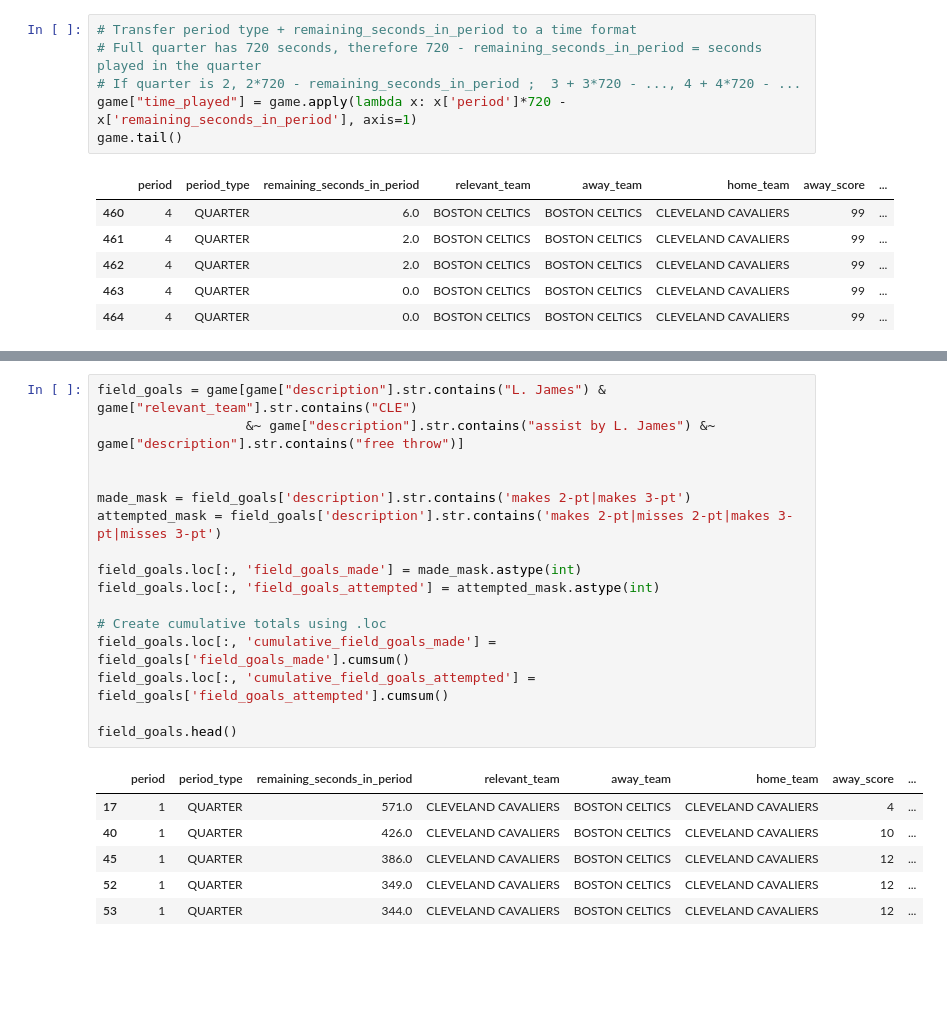
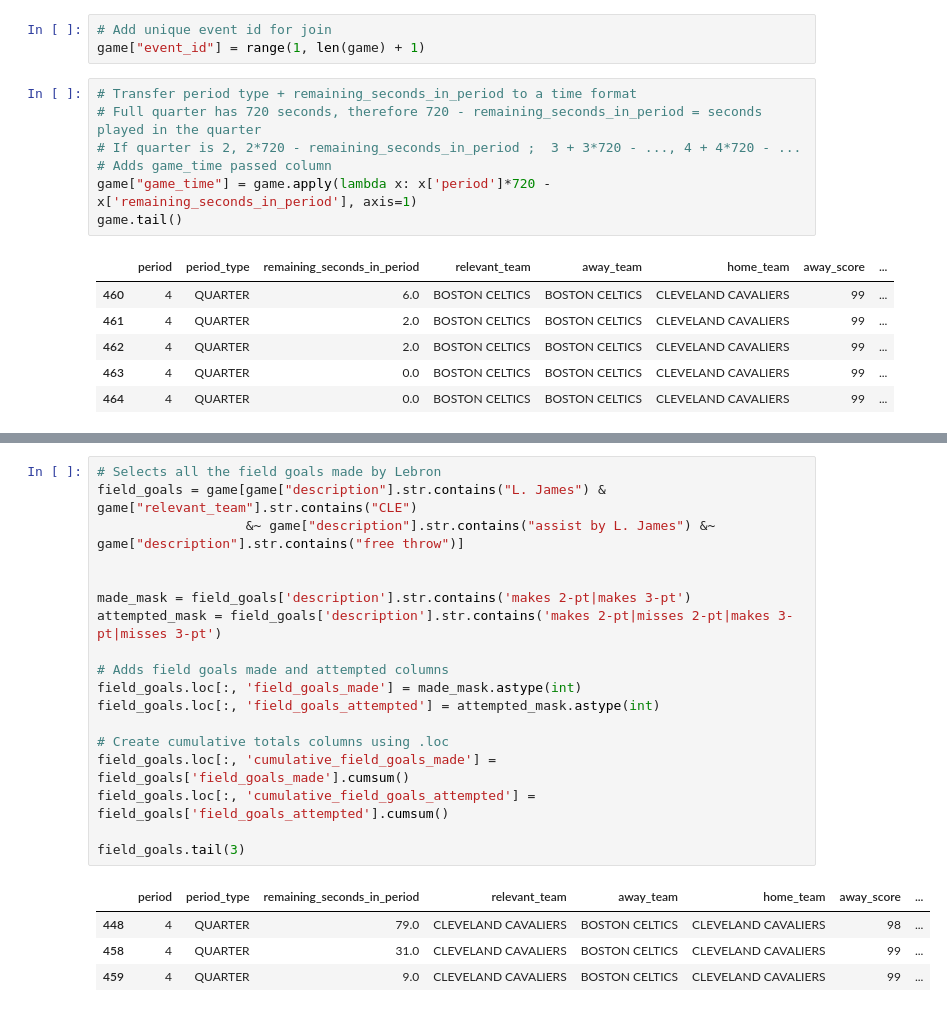
Before and after one commit to aychid/free-throw-predictor, a Jupyter notebook: LBJ_ft_scraper.ipynb, the cells around one changed output, grey strips where cells are left out. Saved outputs shown, nothing was run; the diff lists cells and outputs as text; blank space fills up the shorter version.

```diff
--- a/LBJ_ft_scraper.ipynb
+++ b/LBJ_ft_scraper.ipynb
@@ -144,8 +144,12 @@ game.head(2)
+# %%
+# Add unique event id for join
+game["event_id"] = range(1, len(game) + 1)
 # %%
 # Transfer period type + remaining_seconds_in_period to a time format
 # Full quarter has 720 seconds, therefore 720 - remaining_seconds_in_period = seconds played in the quarter
 # If quarter is 2, 2*720 - remaining_seconds_in_period ;  3 + 3*720 - ..., 4 + 4*720 - ...
-game["time_played"] = game.apply(lambda x: x['period']*720 - x['remaining_seconds_in_period'], axis=1)
+# Adds game_time passed column
+game["game_time"] = game.apply(lambda x: x['period']*720 - x['remaining_seconds_in_period'], axis=1)
 game.tail()
 # %% [output]
 |  | period | period_type | remaining_seconds_in_period | relevant_team | away_team | home_team | away_score | ... |
@@ -192,23 +197,23 @@ game
 # %%
+# Selects all the field goals made by Lebron
 field_goals = game[game["description"].str.contains("L. James") & game["relevant_team"].str.contains("CLE")
                    &~ game["description"].str.contains("assist by L. James") &~ game["description"].str.contains("free throw")]
 
 
 made_mask = field_goals['description'].str.contains('makes 2-pt|makes 3-pt')
 attempted_mask = field_goals['description'].str.contains('makes 2-pt|misses 2-pt|makes 3-pt|misses 3-pt')
 
+# Adds field goals made and attempted columns
 field_goals.loc[:, 'field_goals_made'] = made_mask.astype(int)
 field_goals.loc[:, 'field_goals_attempted'] = attempted_mask.astype(int)
 
-# Create cumulative totals using .loc
+# Create cumulative totals columns using .loc
 field_goals.loc[:, 'cumulative_field_goals_made'] = field_goals['field_goals_made'].cumsum()
 field_goals.loc[:, 'cumulative_field_goals_attempted'] = field_goals['field_goals_attempted'].cumsum()
 
-field_goals.head()
+field_goals.tail(3)
 # %% [output]
 |  | period | period_type | remaining_seconds_in_period | relevant_team | away_team | home_team | away_score | ... |
-| 17 | 1 | QUARTER | 571.0 | CLEVELAND CAVALIERS | BOSTON CELTICS | CLEVELAND CAVALIERS | 4 | ... |
-| 40 | 1 | QUARTER | 426.0 | CLEVELAND CAVALIERS | BOSTON CELTICS | CLEVELAND CAVALIERS | 10 | ... |
-| 45 | 1 | QUARTER | 386.0 | CLEVELAND CAVALIERS | BOSTON CELTICS | CLEVELAND CAVALIERS | 12 | ... |
-| 52 | 1 | QUARTER | 349.0 | CLEVELAND CAVALIERS | BOSTON CELTICS | CLEVELAND CAVALIERS | 12 | ... |
-| 53 | 1 | QUARTER | 344.0 | CLEVELAND CAVALIERS | BOSTON CELTICS | CLEVELAND CAVALIERS | 12 | ... |
+| 448 | 4 | QUARTER | 79.0 | CLEVELAND CAVALIERS | BOSTON CELTICS | CLEVELAND CAVALIERS | 98 | ... |
+| 458 | 4 | QUARTER | 31.0 | CLEVELAND CAVALIERS | BOSTON CELTICS | CLEVELAND CAVALIERS | 99 | ... |
+| 459 | 4 | QUARTER | 9.0 | CLEVELAND CAVALIERS | BOSTON CELTICS | CLEVELAND CAVALIERS | 99 | ... |
```
Also changed, not shown: parts of 6 cells of this notebook.
